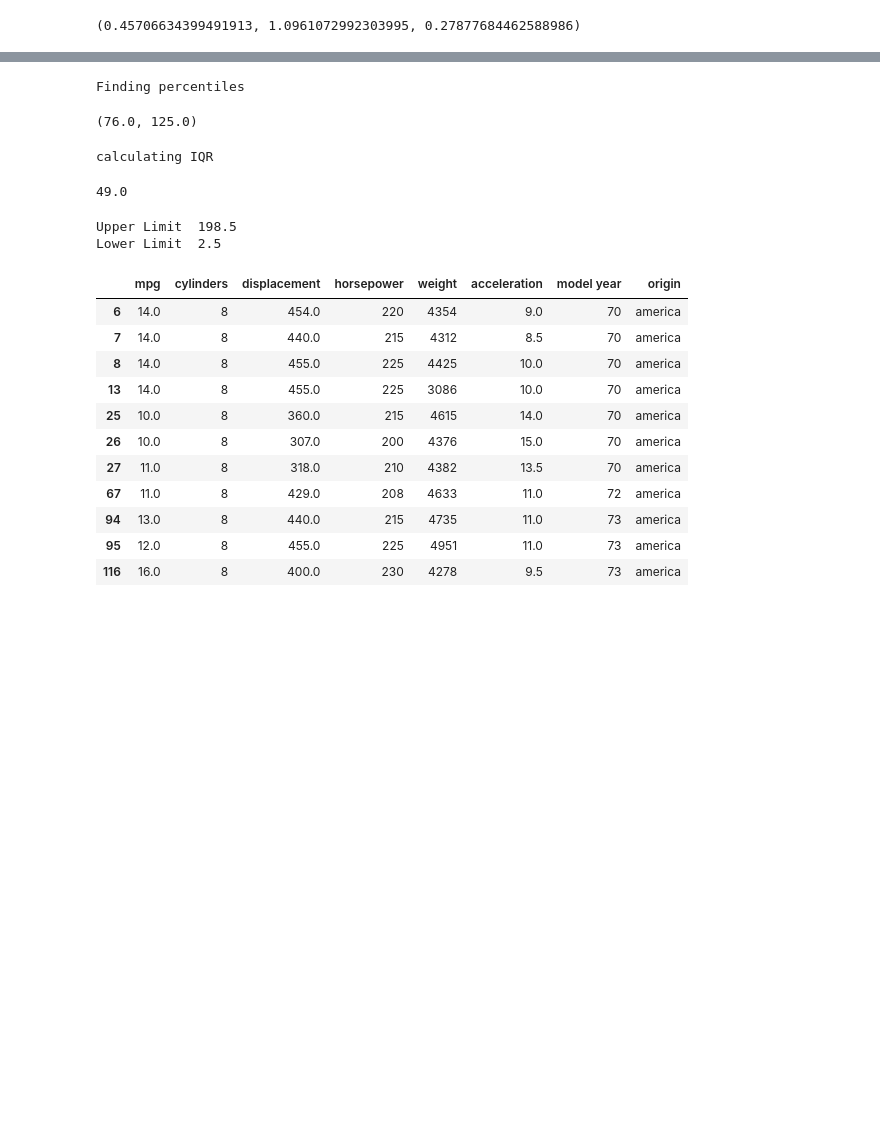
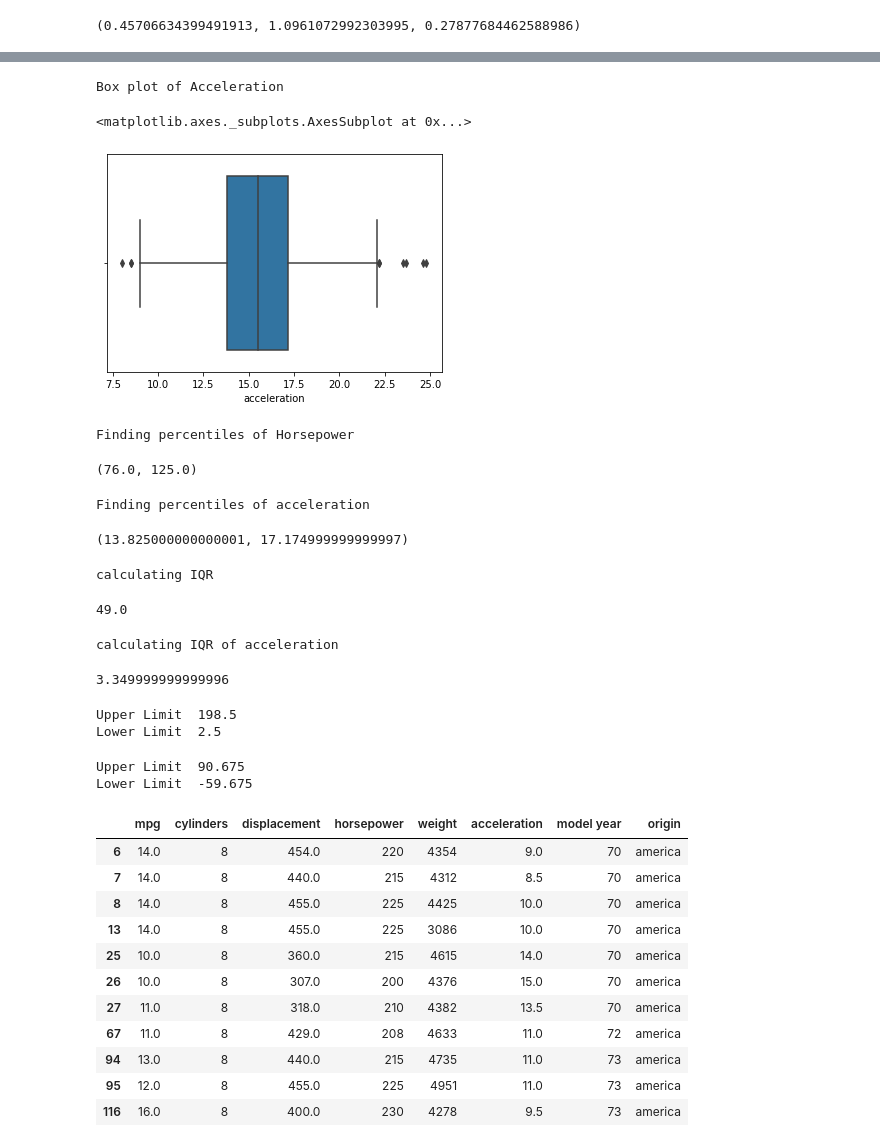
Before and after one commit to MuhammadTalha944/Detecting-and-Removing-Outlers-from-Dataset, a Jupyter notebook: Detecting_and_removing_Outlers.ipynb, the cells around one changed output, grey strips where cells are left out. Saved outputs shown, nothing was run; the diff lists cells and outputs as text; code cells hidden in the pictures; blank space fills up the shorter version.

```diff
--- a/Detecting_and_removing_Outlers.ipynb
+++ b/Detecting_and_removing_Outlers.ipynb
@@ -239,11 +235,26 @@ Box plot of horsepower
+# %%
+print('Box plot of Acceleration')
+sns.boxplot(x= df_cars['acceleration'])
+# %% [output]
+Box plot of Acceleration
+<matplotlib.axes._subplots.AxesSubplot at 0x...>
+[figure, added]
 # %%
-print('Finding percentiles')
+print('Finding percentiles of Horsepower')
 h_percentile_25 = df_cars['horsepower'].quantile(0.25)
 h_percentile_75 = df_cars['horsepower'].quantile(0.75)
 h_percentile_25 , h_percentile_75
 # %% [output]
-Finding percentiles
+Finding percentiles of Horsepower
 (76.0, 125.0)
+# %%
+print('Finding percentiles of acceleration')
+a_percentile_25 = df_cars['acceleration'].quantile(0.25)
+a_percentile_75 = df_cars['acceleration'].quantile(0.75)
+a_percentile_25 , a_percentile_75
+# %% [output]
+Finding percentiles of acceleration
+(13.825000000000001, 17.174999999999997)
 # %%
 print('calculating IQR')
 iqr = h_percentile_75 - h_percentile_25
@@ -251,6 +262,13 @@ iqr
 # %% [output]
 calculating IQR
 49.0
+# %%
+print('calculating IQR of acceleration')
+iqr_a = a_percentile_75 - a_percentile_25
+iqr_a
+# %% [output]
+calculating IQR of acceleration
+3.349999999999996
 # %%
 #upper and lower limits
 upper_limit = h_percentile_75 + 1.5 * iqr
@@ -260,6 +278,15 @@ print('Lower Limit ', lower_limit)
 # %% [output]
 Upper Limit  198.5
 Lower Limit  2.5
+# %%
+#upper and lower limits of acceleration
+upper_limit_a = a_percentile_75 + 1.5 * iqr
+lower_limit_a = a_percentile_25 - 1.5 * iqr
+print('Upper Limit ', upper_limit_a)
+print('Lower Limit ', lower_limit_a)
+# %% [output]
+Upper Limit  90.675
+Lower Limit  -59.675
 # %%
 #Finding outliers
 df_cars[df_cars['horsepower'] > upper_limit]
```
Also changed, not shown: parts of 33 cells of this notebook.
